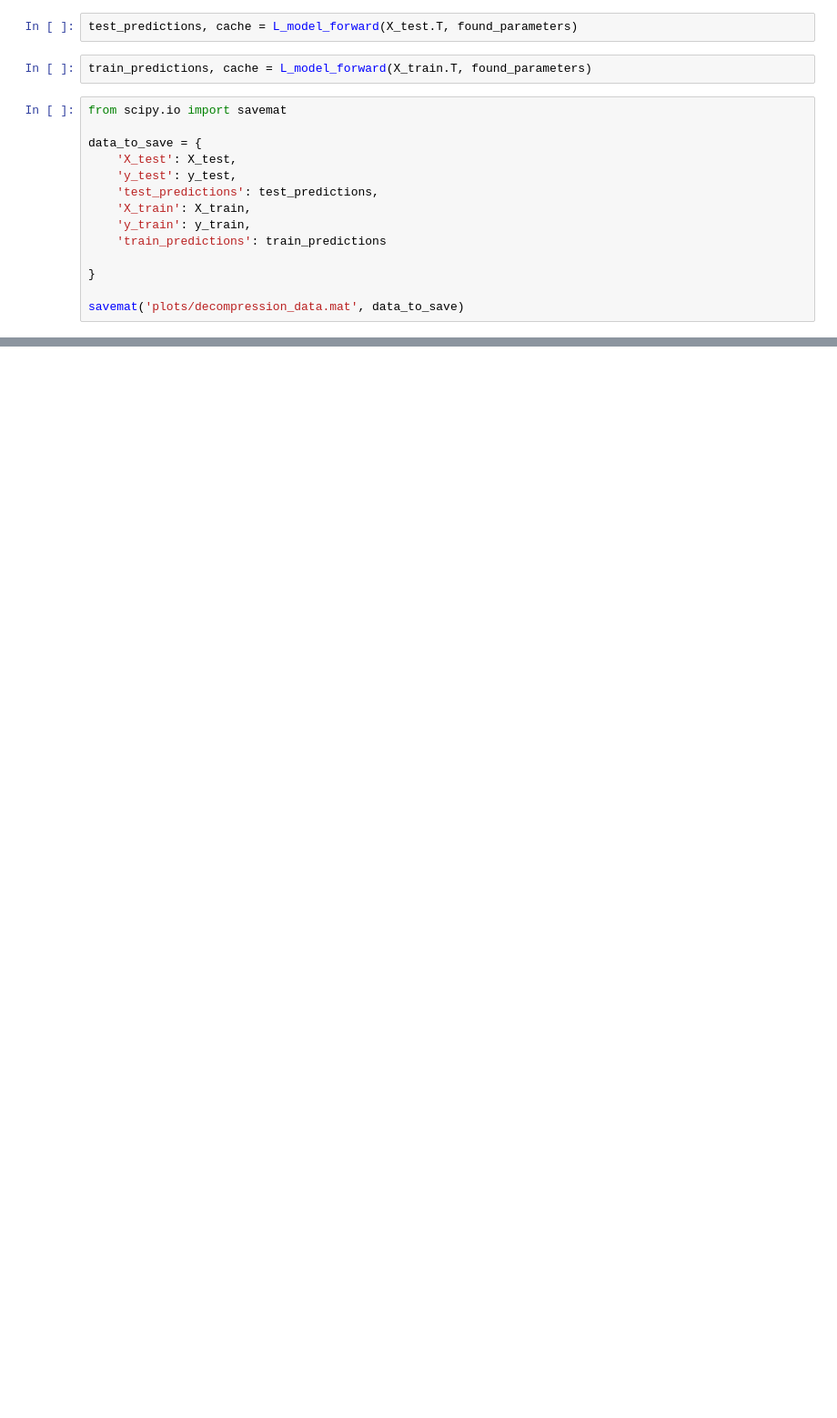
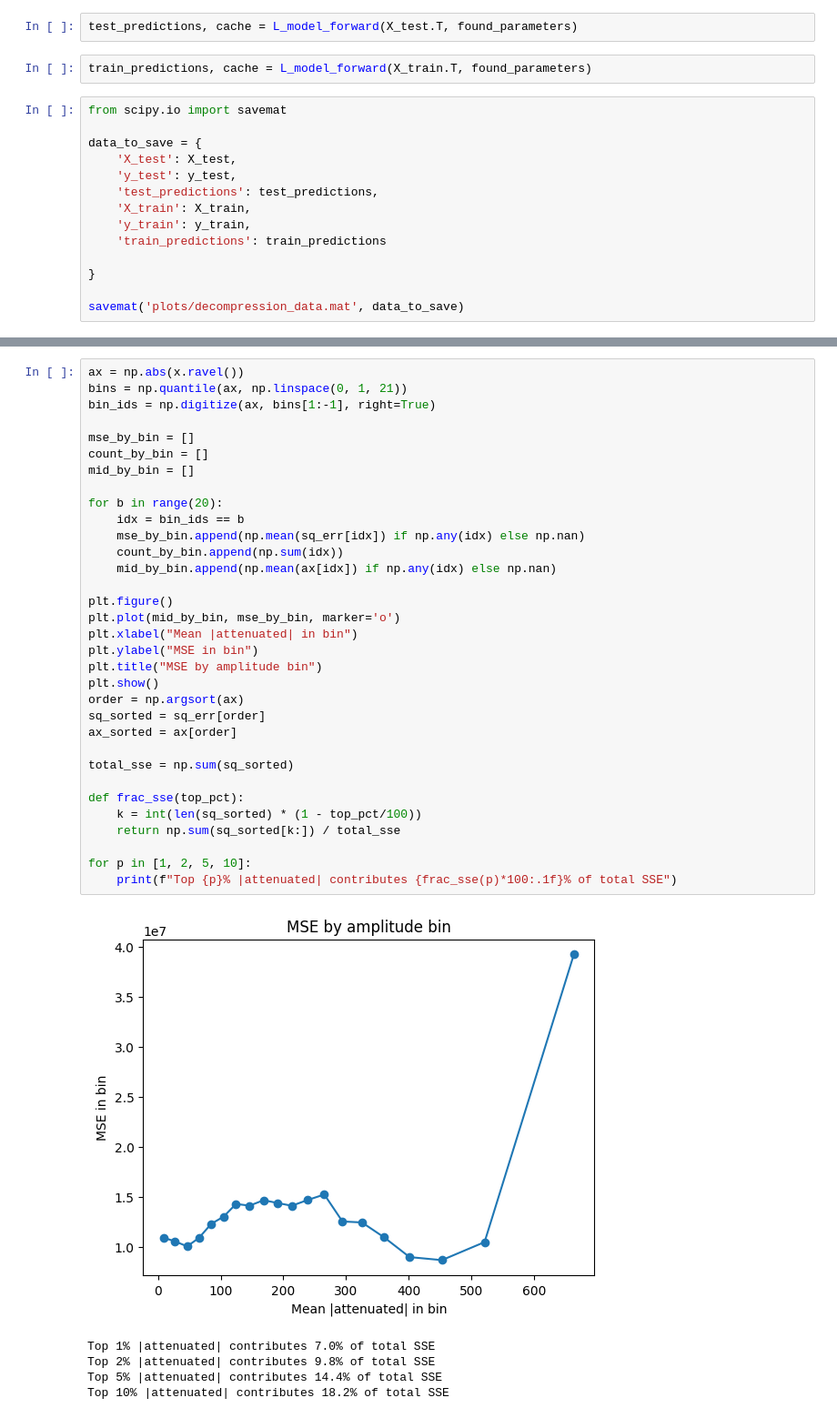
Before and after one commit to sadorno1/decompression, a Jupyter notebook: decompression.ipynb, the cells around one changed output, grey strips where cells are left out. Shown at 91% size. Drawn from its saved outputs; the diff is of its cells as text; blank space fills up the shorter version.

```diff
--- a/decompression.ipynb
+++ b/decompression.ipynb
@@ -677,0 +844,39 @@ savemat('plots/decompression_data.mat', data_to_save)
+# %%
+ax = np.abs(x.ravel())
+bins = np.quantile(ax, np.linspace(0, 1, 21))
+bin_ids = np.digitize(ax, bins[1:-1], right=True)
+
+mse_by_bin = []
+count_by_bin = []
+mid_by_bin = []
+
+for b in range(20):
+    idx = bin_ids == b
+    mse_by_bin.append(np.mean(sq_err[idx]) if np.any(idx) else np.nan)
+    count_by_bin.append(np.sum(idx))
+    mid_by_bin.append(np.mean(ax[idx]) if np.any(idx) else np.nan)
+
+plt.figure()
+plt.plot(mid_by_bin, mse_by_bin, marker='o')
+plt.xlabel("Mean |attenuated| in bin")
+plt.ylabel("MSE in bin")
+plt.title("MSE by amplitude bin")
+plt.show()
+order = np.argsort(ax)
+sq_sorted = sq_err[order]
+ax_sorted = ax[order]
+
+total_sse = np.sum(sq_sorted)
+
+def frac_sse(top_pct):
+    k = int(len(sq_sorted) * (1 - top_pct/100))
+    return np.sum(sq_sorted[k:]) / total_sse
+
+for p in [1, 2, 5, 10]:
+    print(f"Top {p}% |attenuated| contributes {frac_sse(p)*100:.1f}% of total SSE")
+# %% [output]
+[figure, added]
+Top 1% |attenuated| contributes 7.0% of total SSE
+Top 2% |attenuated| contributes 9.8% of total SSE
+Top 5% |attenuated| contributes 14.4% of total SSE
+Top 10% |attenuated| contributes 18.2% of total SSE
```
Also changed, not shown: parts of 15 cells of this notebook, 13 other files.
